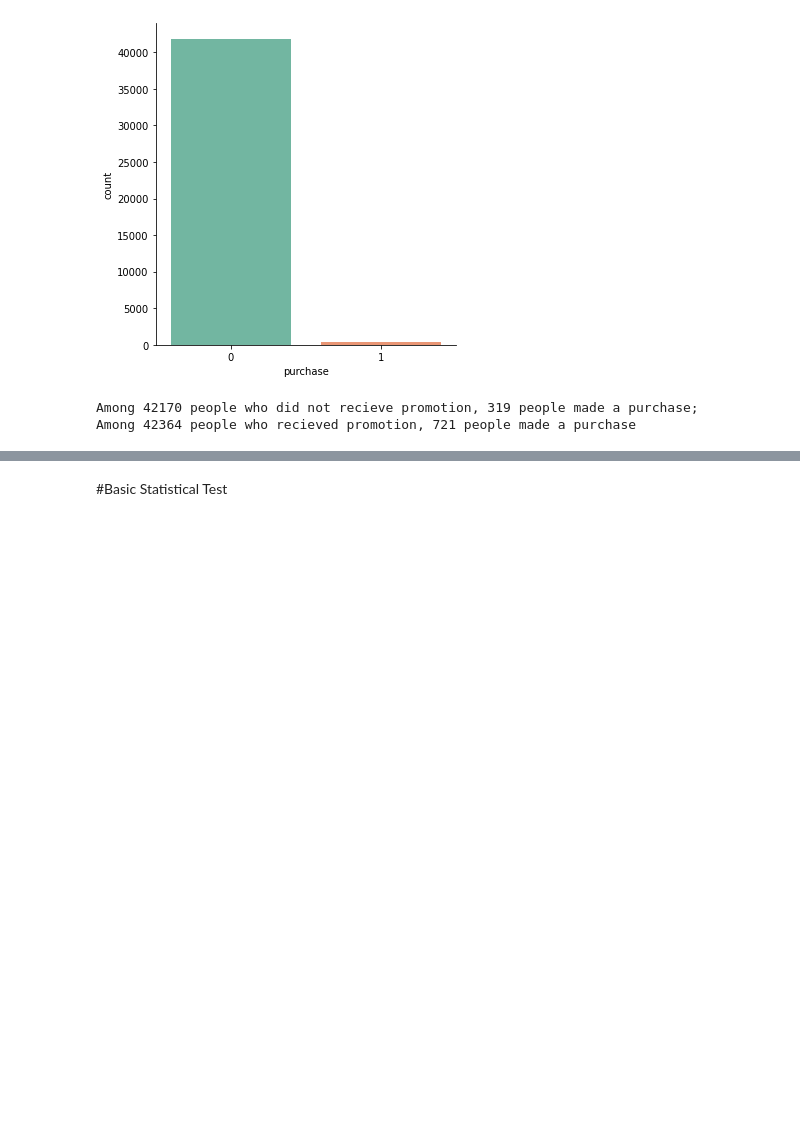
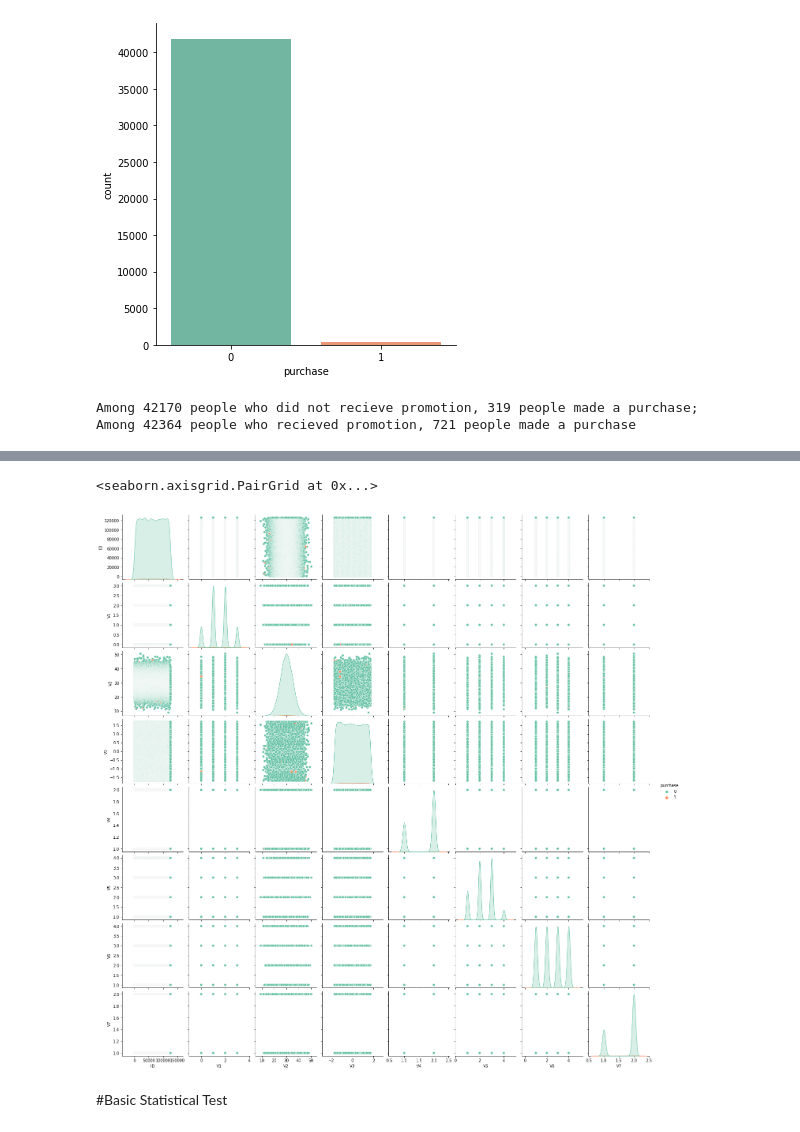
Before and after one commit to mariavaghani/udacity-nanodegree-exercise, a Jupyter notebook: 5_Experimental_Design_and_Recommendations/Lesson_5_Starbucks_Project/Starbucks.ipynb, the cells around one changed output, grey strips where cells are left out. Drawn from its saved outputs; the diff is of its cells as text; code cells hidden in the pictures; blank space fills up the shorter version.

```diff
--- a/5_Experimental_Design_and_Recommendations/Lesson_5_Starbucks_Project/Starbucks.ipynb
+++ b/5_Experimental_Design_and_Recommendations/Lesson_5_Starbucks_Project/Starbucks.ipynb
@@ -178,3 +270,8 @@ Among 42364 people who recieved promotion, 721 people made a purchase
+# %%
+sns.pairplot(train_data[train_data['Promotion']== 'No'], hue = 'purchase')
+# %% [output]
+<seaborn.axisgrid.PairGrid at 0x...>
+[figure, added]
 # %% [markdown]
 #Basic Statistical Test
 # %% [markdown]
```
Also changed, not shown: parts of 52 cells of this notebook, 12 other files.
